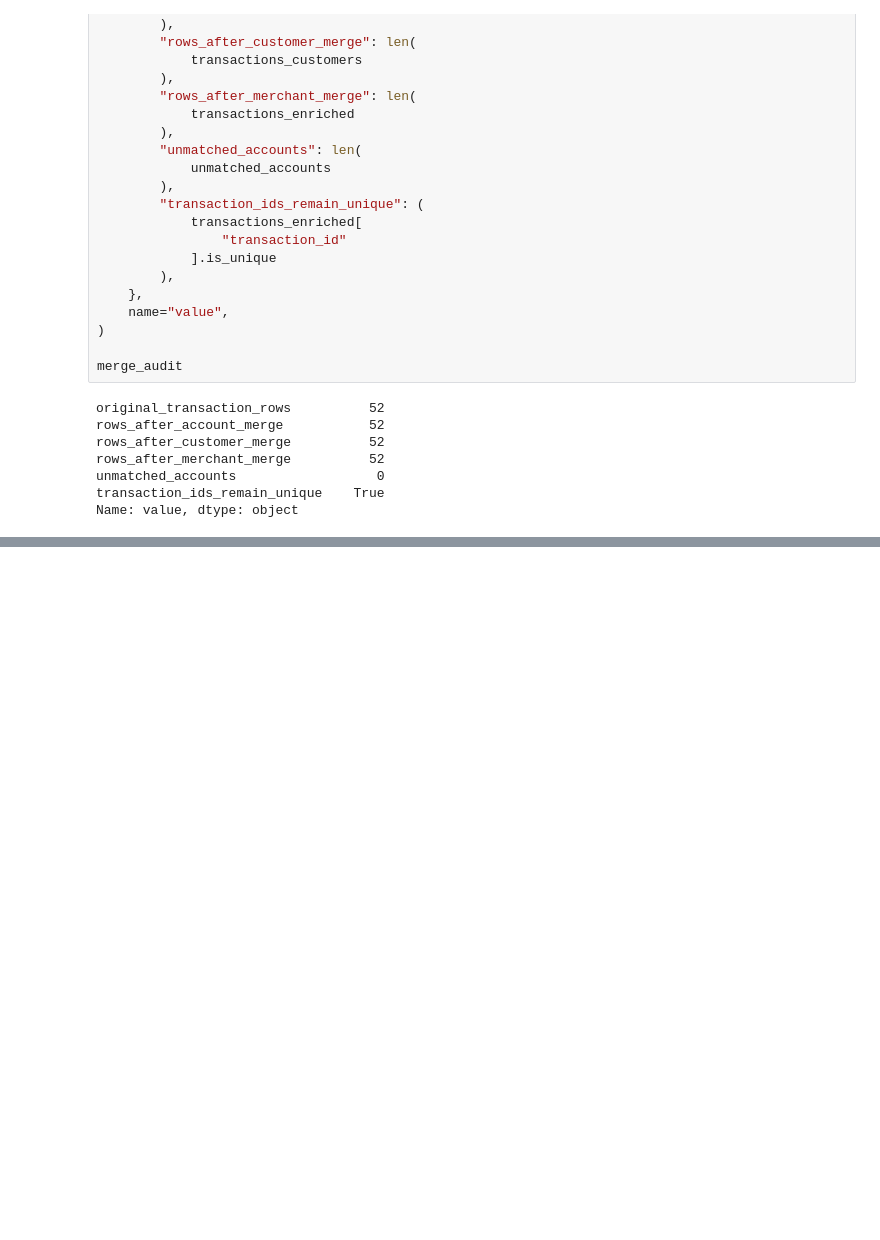
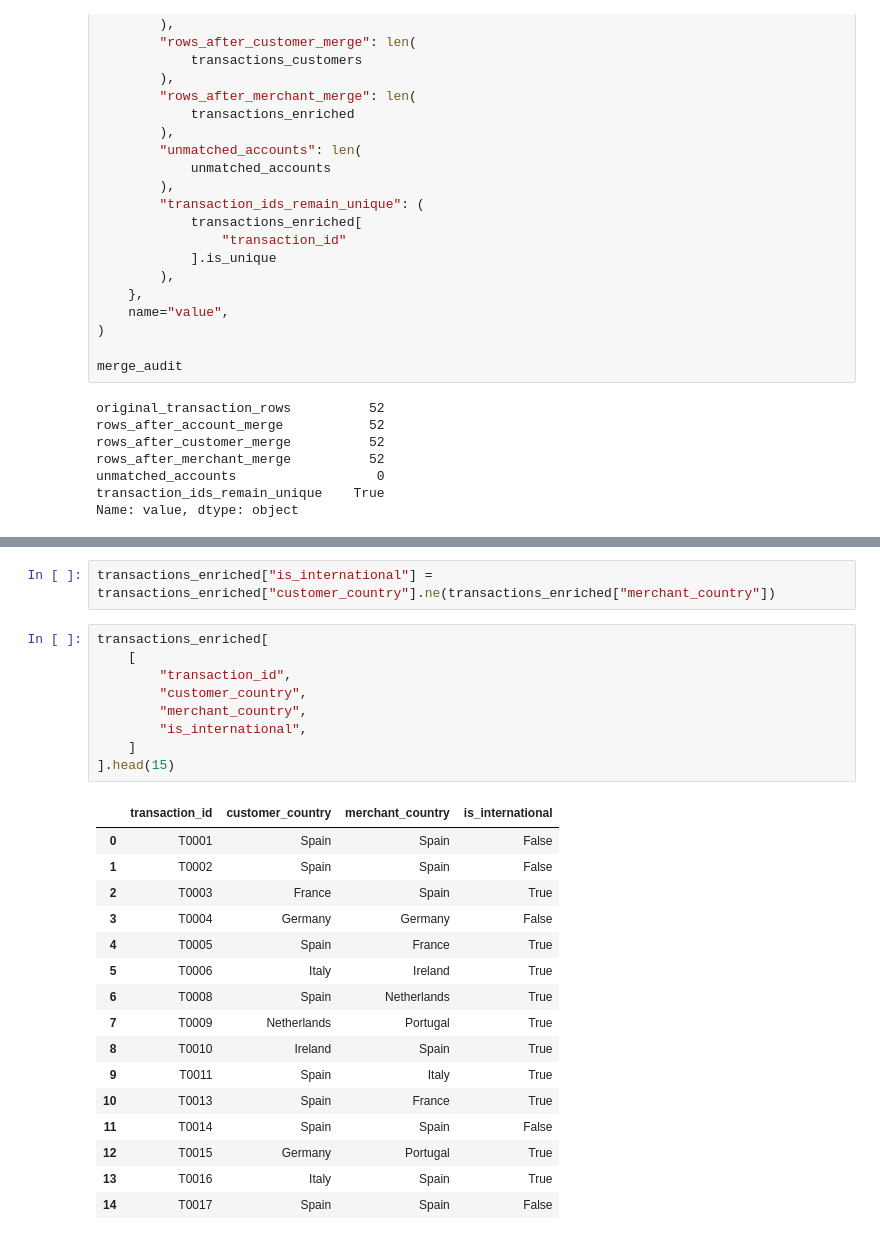
Before and after one commit to glezirene/transaction-intelligence, a Jupyter notebook: notebooks/04_data_integration.ipynb, the cells around one changed output, grey strips where cells are left out. Drawn from its saved outputs; the diff is of its cells as text; blank space fills up the shorter version.

```diff
--- a/notebooks/04_data_integration.ipynb
+++ b/notebooks/04_data_integration.ipynb
@@ -291,0 +311,28 @@ Name: value, dtype: object
+# %%
+transactions_enriched["is_international"] = transactions_enriched["customer_country"].ne(transactions_enriched["merchant_country"])
+# %%
+transactions_enriched[
+    [
+        "transaction_id",
+        "customer_country",
+        "merchant_country",
+        "is_international",
+    ]
+].head(15)
+# %% [output]
+|  | transaction_id | customer_country | merchant_country | is_international |
+| 0 | T0001 | Spain | Spain | False |
+| 1 | T0002 | Spain | Spain | False |
+| 2 | T0003 | France | Spain | True |
+| 3 | T0004 | Germany | Germany | False |
+| 4 | T0005 | Spain | France | True |
+| 5 | T0006 | Italy | Ireland | True |
+| 6 | T0008 | Spain | Netherlands | True |
+| 7 | T0009 | Netherlands | Portugal | True |
+| 8 | T0010 | Ireland | Spain | True |
+| 9 | T0011 | Spain | Italy | True |
+| 10 | T0013 | Spain | France | True |
+| 11 | T0014 | Spain | Spain | False |
+| 12 | T0015 | Germany | Portugal | True |
+| 13 | T0016 | Italy | Spain | True |
+| 14 | T0017 | Spain | Spain | False |
```
Also changed, not shown: parts of 19 cells of this notebook, 1 other file.
